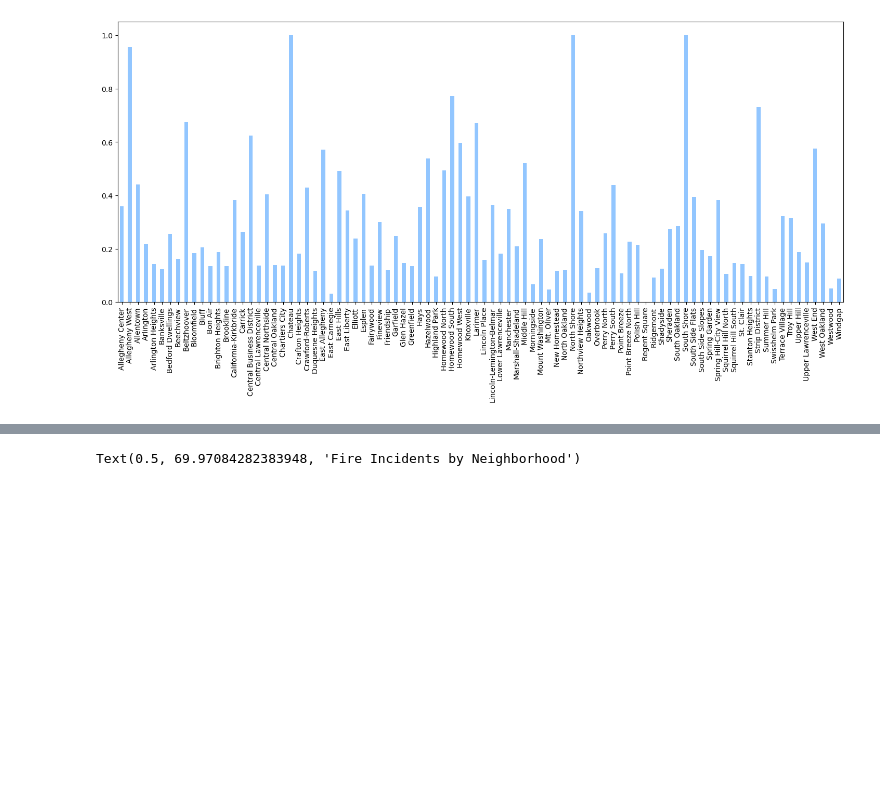
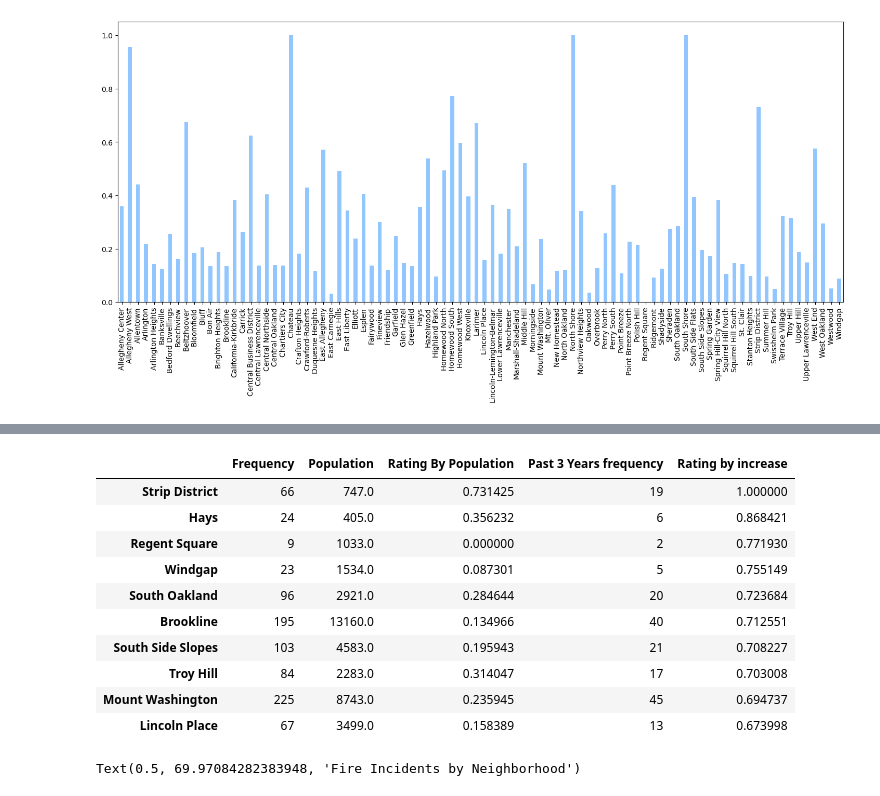
Before and after one commit to XianyuZhao04/CMPINF-0010-FinalProject, a Jupyter notebook: viTran_noteBook.ipynb, the cells around one changed output, grey strips where cells are left out. Saved outputs shown, nothing was run; the diff lists cells and outputs as text; code cells hidden in the pictures; blank space fills up the shorter version.

```diff
--- a/viTran_noteBook.ipynb
+++ b/viTran_noteBook.ipynb
@@ -195,3 +317,17 @@ fire_incidents_neighborhood["Rating By Population"].plot.bar()
+# %%
+fire_incidents_neighborhood.head(10)
+# %% [output]
+|  | Frequency | Population | Rating By Population | Past 3 Years frequency | Rating by increase |
+| Strip District | 66 | 747.0 | 0.731425 | 19 | 1.000000 |
+| Hays | 24 | 405.0 | 0.356232 | 6 | 0.868421 |
+| Regent Square | 9 | 1033.0 | 0.000000 | 2 | 0.771930 |
+| Windgap | 23 | 1534.0 | 0.087301 | 5 | 0.755149 |
+| South Oakland | 96 | 2921.0 | 0.284644 | 20 | 0.723684 |
+| Brookline | 195 | 13160.0 | 0.134966 | 40 | 0.712551 |
+| South Side Slopes | 103 | 4583.0 | 0.195943 | 21 | 0.708227 |
+| Troy Hill | 84 | 2283.0 | 0.314047 | 17 | 0.703008 |
+| Mount Washington | 225 | 8743.0 | 0.235945 | 45 | 0.694737 |
+| Lincoln Place | 67 | 3499.0 | 0.158389 | 13 | 0.673998 |
 # %%
 neighborhoods = geopandas.read_file("Neighborhoods/Neighborhoods_.shp") # read in the shapefile
 # neighborhoods.plot() # plot the geopandas dataframe
```
Also changed, not shown: parts of 17 cells of this notebook.
